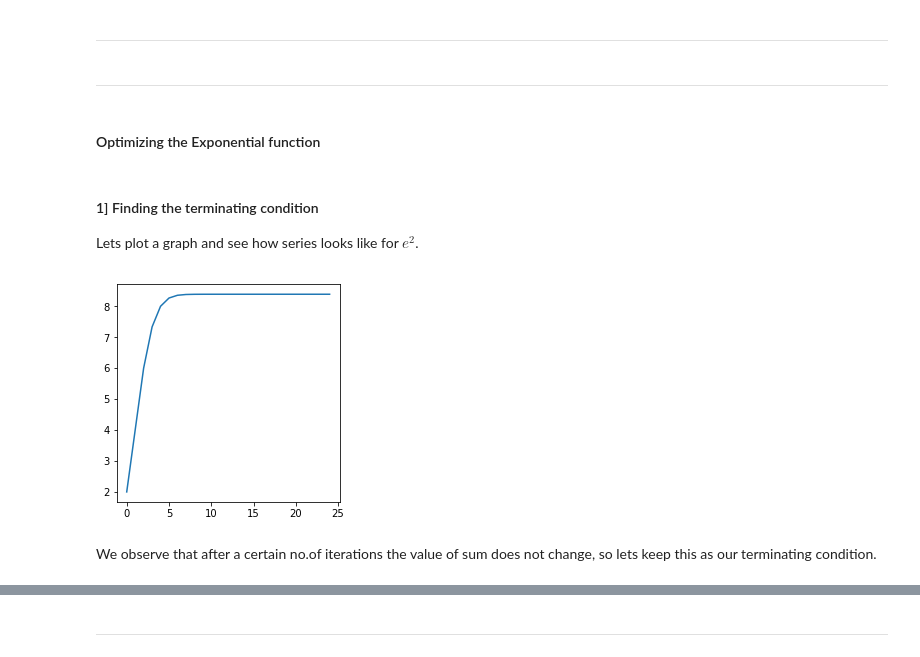
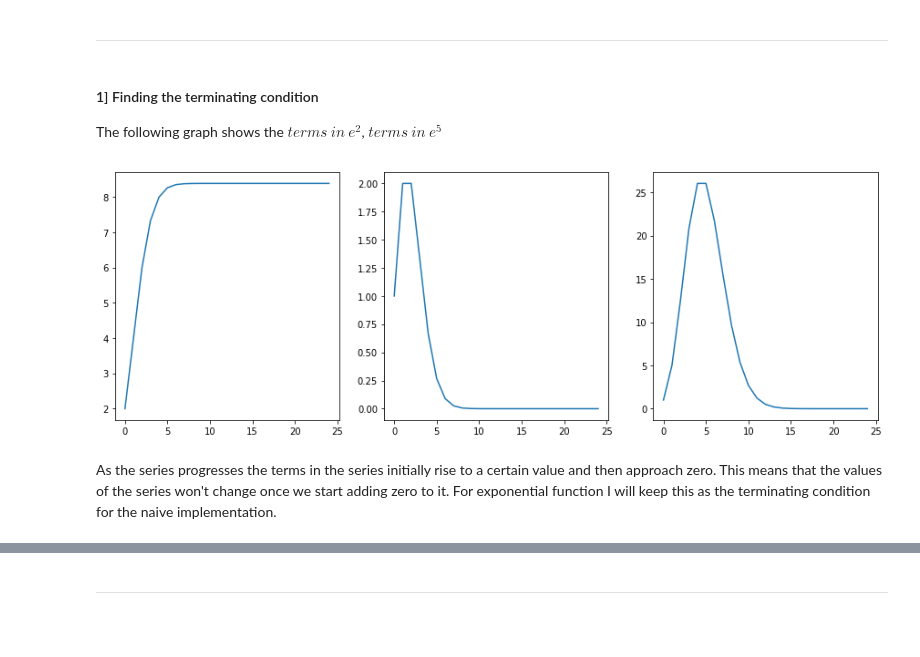
Before and after one commit to ShwetaBarge/PythonForDataScience, a Jupyter notebook: Taylor Series.ipynb, the cells around one changed output, grey strips where cells are left out. Drawn from its saved outputs; the diff is of its cells as text; code cells hidden in the pictures; blank space fills up the shorter version.

```diff
--- a/Taylor Series.ipynb
+++ b/Taylor Series.ipynb
@@ -357,25 +481,29 @@ Looking at the series we observe that there is factorial in every term which was
 # %% [markdown]
 ***
-# %% [markdown]
-***
-# %% [markdown]
-#### Optimizing the Exponential function
 # %% [markdown]
 #### 1] Finding the terminating condition
-<p>Lets plot a graph and see how series looks like for $e^2$.
+<p>The following graph shows the $terms\ in\ e^2$, $terms\ in\ e^5$
 # %%
 e = 1
 i = 0
 l = []
+terms = []
+terms2 = []
 while i < 25 :
-    e += 2**i/math.factorial(i)
+    t = 2**i/math.factorial(i)
+    t1 = 5**i/math.factorial(i)
+    e += t
     i = i + 1
     l.append(e)
+    terms.append(t)
+    terms2.append(t1)
 
-fig, ax = plt.subplots(1,1,figsize=(4,4))
-ax.plot(l);
+fig, ax = plt.subplots(1,3,figsize=(15,5))
+ax[0].plot(l);
+ax[1].plot(terms);
+ax[2].plot(terms2);
 # %% [output]
-[figure, old version]
+[figure, new version]
-# %% [markdown]
-We observe that after a certain no.of iterations the value of sum does not change, so lets keep this as our terminating condition.
+# %% [markdown]
+As the series progresses the terms in the series initially rise to a certain value and then approach zero. This means that the values of the series won't change once we start adding zero to it. For exponential function I will keep this as the terminating condition for the naive implementation.
 # %%
```
Also changed, not shown: parts of 161 cells of this notebook.
